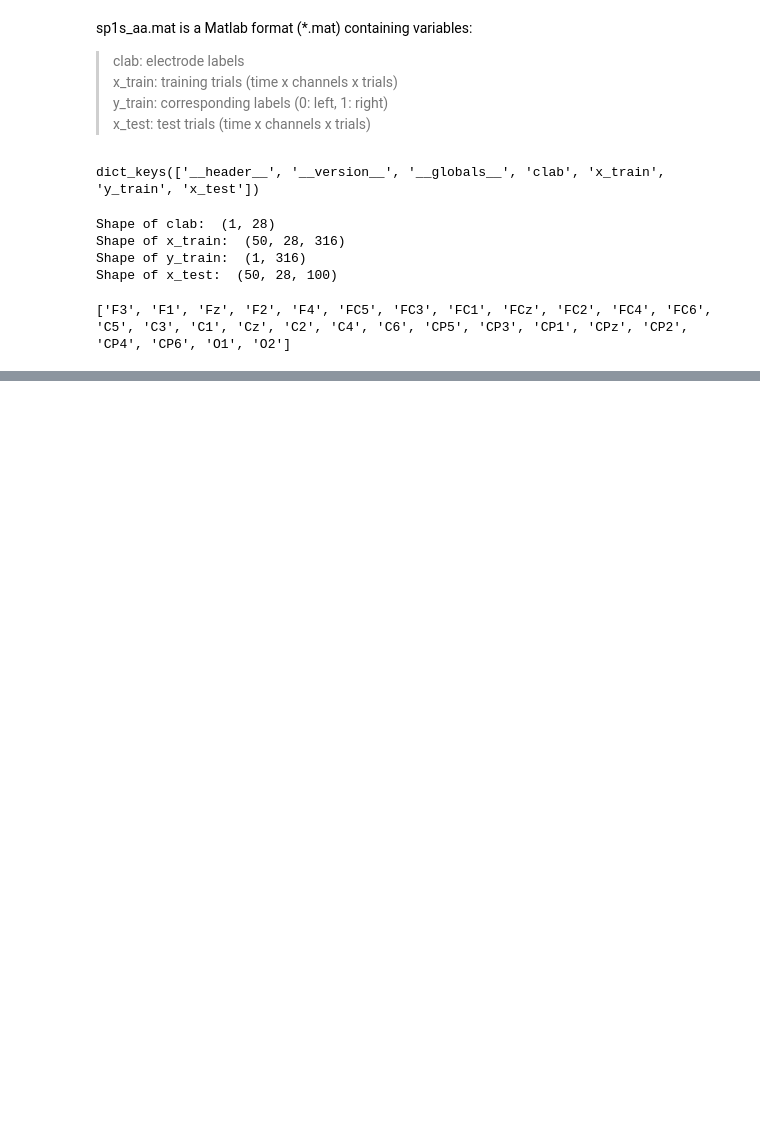
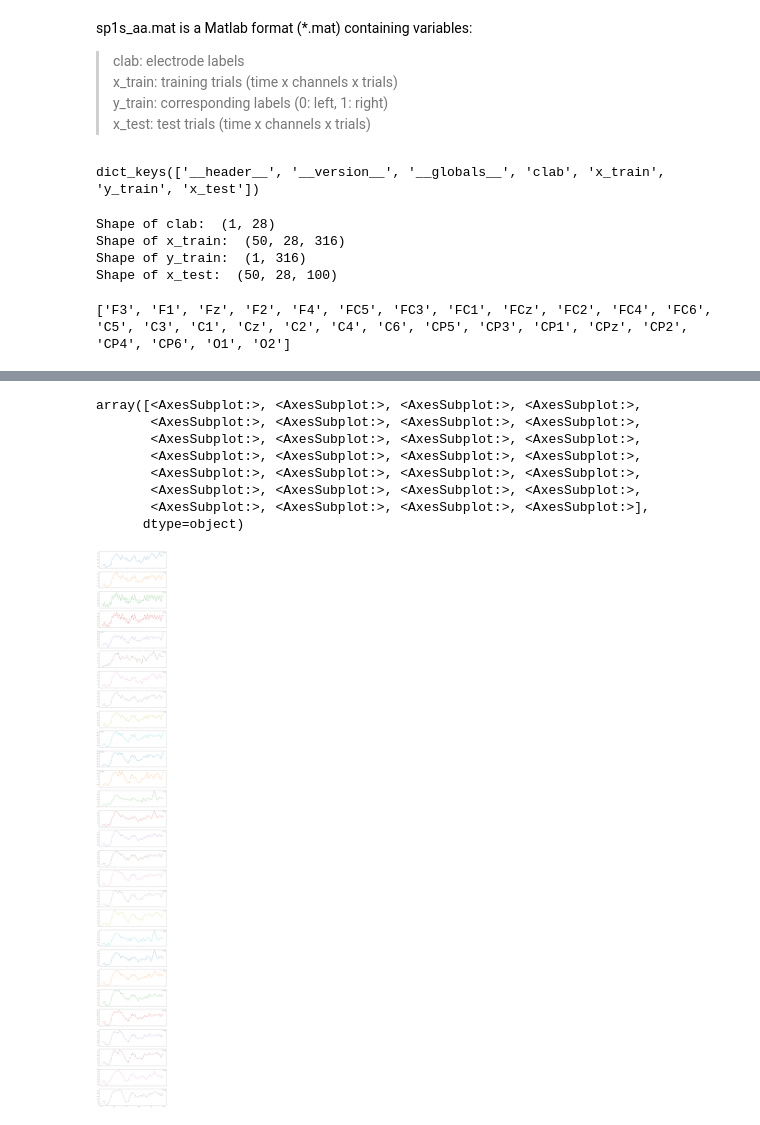
Before and after one commit to kylechristophermoore/bci_competition, a Jupyter notebook: classification.ipynb, the cells around one changed output, grey strips where cells are left out. Cells and saved outputs as stored; diff of their text form; code cells hidden in the pictures; blank space fills up the shorter version.

```diff
--- a/classification.ipynb
+++ b/classification.ipynb
@@ -86,0 +89,14 @@ Name: F3, Length: 316, dtype: float64
+# %%
+plt.rcParams['figure.figsize'] = [15, 28*5]
+
+df.plot(subplots=True)
+# %% [output]
+array([<AxesSubplot:>, <AxesSubplot:>, <AxesSubplot:>, <AxesSubplot:>,
+       <AxesSubplot:>, <AxesSubplot:>, <AxesSubplot:>, <AxesSubplot:>,
+       <AxesSubplot:>, <AxesSubplot:>, <AxesSubplot:>, <AxesSubplot:>,
+       <AxesSubplot:>, <AxesSubplot:>, <AxesSubplot:>, <AxesSubplot:>,
+       <AxesSubplot:>, <AxesSubplot:>, <AxesSubplot:>, <AxesSubplot:>,
+       <AxesSubplot:>, <AxesSubplot:>, <AxesSubplot:>, <AxesSubplot:>,
+       <AxesSubplot:>, <AxesSubplot:>, <AxesSubplot:>, <AxesSubplot:>],
+      dtype=object)
+[figure, added]
```
Also changed, not shown: parts of 7 cells of this notebook, 1 other file.
